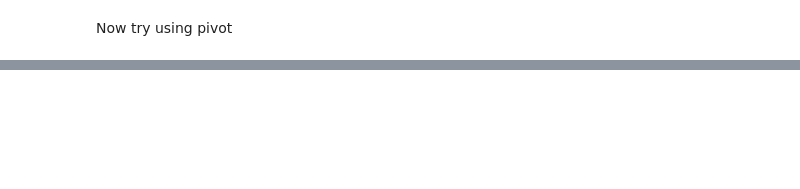
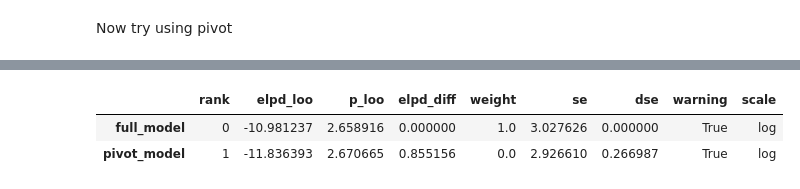
Before and after one commit to DrEntropy/multinom, a Jupyter notebook: multinom.ipynb, the cells around one changed output, grey strips where cells are left out. Saved outputs shown, nothing was run; the diff lists cells and outputs as text; code cells hidden in the pictures; blank space fills up the shorter version.

```diff
--- a/multinom.ipynb
+++ b/multinom.ipynb
@@ -82,0 +129,6 @@ Now try using pivot
+# %%
+az.compare({'full_model': idata, 'pivot_model': idata_pivot})
+# %% [output]
+|  | rank | elpd_loo | p_loo | elpd_diff | weight | se | dse | warning | scale |
+| full_model | 0 | -10.981237 | 2.658916 | 0.000000 | 1.0 | 3.027626 | 0.000000 | True | log |
+| pivot_model | 1 | -11.836393 | 2.670665 | 0.855156 | 0.0 | 2.926610 | 0.266987 | True | log |
```
Also changed, not shown: parts of 8 cells of this notebook.
